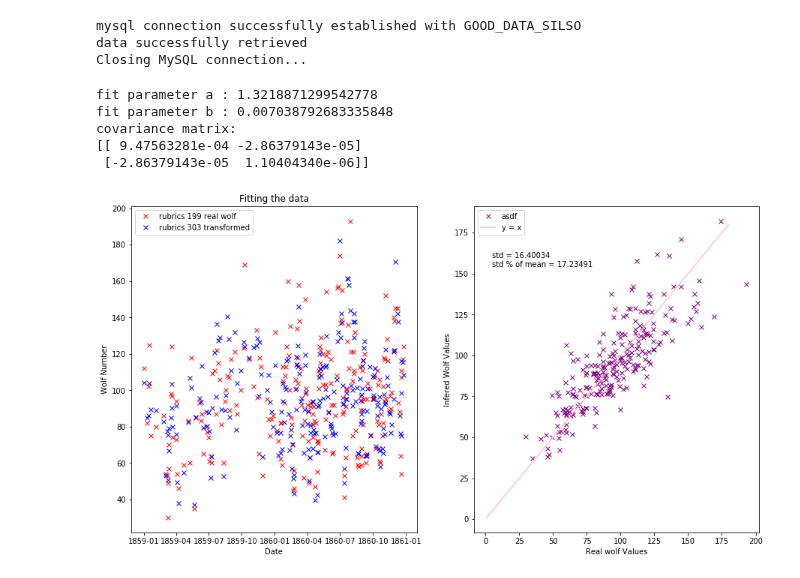
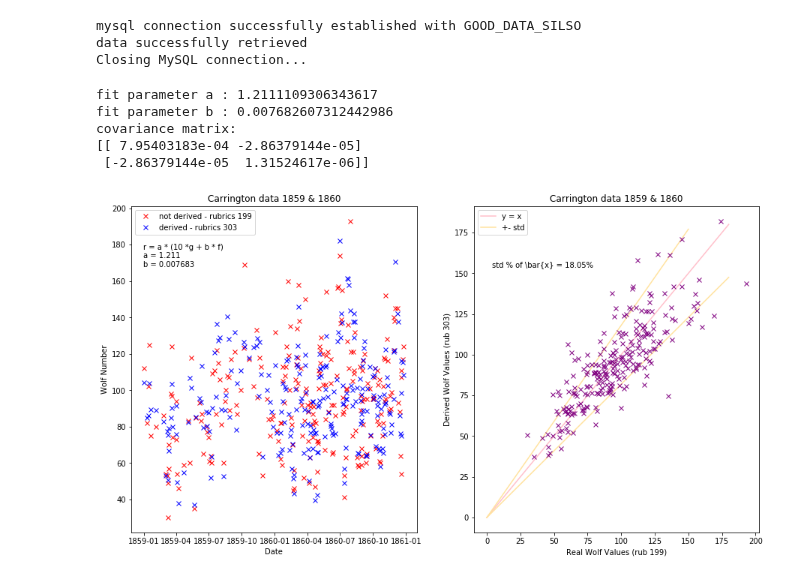
Before and after one commit to dcxSt/DATA_SILSO_HISTO_search, a Jupyter notebook: carrington_investigation_wolf.ipynb, the cells around one changed output. Cells and saved outputs as stored; diff of their text form; code cells hidden in the pictures.

Commit message:
deriving carrington

```diff
--- a/carrington_investigation_wolf.ipynb
+++ b/carrington_investigation_wolf.ipynb
@@ -9,7 +10,17 @@ import pylab
 # %%
 # get the carrington intersecting dictionaries
+# message to future person: if these do not load, look in pickles folder for the dictionaries, I pickled them
 carrington303_dic, carrington199_dic = graphs_helper.get_carringdon_dictionaries_59to60()
 
+# pickle the dictionaries in case they become innaccessible later, so that you can still run this
+f = open("carrington303_dic_59to60.pickle","wb")
+pickle.dump(carrington303_dic,f)
+f.close()
+f = open("carrington199_dic_59to60.pickle","wb")
+pickle.dump(carrington199_dic,f)
+f.close()
+
+# arrange these into a more plottable form
 date199,ygroups199,ysunspots199,ywolf199 = [],[],[],[]
 date303,ygroups303,ysunspots303 = [],[],[]
 
@@ -27,12 +38,7 @@ mysql connection successfully established with GOOD_DATA_SILSO
 data successfully retrieved
 Closing MySQL connection...
 # %%
-# 2) least squares fitting using modified groups
-
-# modify the groups:
-new_ygroups303 = []
-for i in ygroups303:
-    new_ygroups303.append(i/1.0914666)
+# 1) least squares fitting using non-modified groups
 
 # r = a * (10 g + b * f) = 10 a * g + c * f
 # Best fit model with 2 degrees of freedom
@@ -41,13 +47,14 @@ def r(gf,a,b):
     f=gf[1]
     return a * (10 *g + b * f)
 
-def r2(gf,a,b):
+# takes gf,a,b and returns wolf numbers
+def r2(gf,a=1.2111109306343617,b=0.007682607312442986):
     g=gf[0]
     f=gf[1]
-    output = []
+    wolf = []
     for i in range(len(g)):
-        output.append(a*(10*g[i] + b * f[i]))
-    return output
+        wolf.append(a*(10*g[i] + b * f[i]))
+    return wolf
 
 # takes lists of same length
 def standard_deviation(model,data):
@@ -59,51 +66,67 @@ def standard_deviation(model,data):
     std = np.sqrt(var)
     return std
 
-# fit
+def standard_deviation_percent(model,data):
+    var = 0
+    n = len(data)
+    for i in range(n):
+        var += ((model[i]-data[i])/model[i])**2
+    var /= n-1
+    std = 100*np.sqrt(var)
+    return std
+
+
+# fit and find the parameters a and b
 p0 = 1.4,0.15
-popt, pcov = curve_fit(r,[new_ygroups303,ysunspots303],ywolf199,p0)
+popt, pcov = curve_fit(r,[ygroups303,ysunspots303],ywolf199,p0)
 
 a = popt[0]
 b = popt[1]
 print("fit parameter a :",popt[0])
 print("fit parameter b :",popt[1])
 print("covariance matrix:"); print(pcov)
 print()
 
-wolf_adjusted_303 = r2([new_ygroups303,ysunspots303],a,b)
+wolf_adjusted_303 = r2([ygroups303,ysunspots303],a,b)
+
+std = standard_deviation(ywolf199,wolf_adjusted_303)
+std_percent_of_mean = standard_deviation_percent(ywolf199,wolf_adjusted_303)
 
 # plotting the fit would require 3 dimensions so I will just plot the residuals
 plt.figure(figsize=(15,8))
 plt.subplot(121)
 
-plt.plot(date199,ywolf199,"rx",label="rubrics 199 real wolf")
-plt.plot(date303,wolf_adjusted_303,"bx",label="rubrics 303 transformed")
+plt.title("Carrington data 1859 & 1860")
+plt.plot(date199,ywolf199,"rx",label="not derived - rubrics 199")
+plt.plot(date303,wolf_adjusted_303,"bx",label="derived - rubrics 303")
 plt.legend()
 plt.xlabel("Date")
 plt.ylabel("Wolf Number")
-plt.title("Fitting the data")
 
 plt.subplot(122)
 
-plt.plot(ywolf199,wolf_adjusted_303,"x",color="purple",label="asdf")
-plt.plot(np.linspace(1,180,200),np.linspace(1,180,200),"-",color="pink",label="y = x")
+plt.title("Carrington data 1859 & 1860")
+plt.plot(np.linspace(0,180,200),np.linspace(0,180,200),"-",color="pink",label="y = x")
+plt.plot(np.linspace(0,180,200),np.linspace(0,180*(1-std_percent_of_mean/100),200),"-",color="#ffe39f",label="+- std")
+plt.plot(np.linspace(0,150,200),np.linspace(0,150*(1+std_percent_of_mean/100),200),"-",color="#ffe39f")
+plt.plot(ywolf199,wolf_adjusted_303,"x",color="purple")
 plt.legend()
-plt.xlabel("Real wolf Values")
-plt.ylabel("Infered Wolf Values")
+plt.xlabel("Real Wolf Values (rub 199)")
+plt.ylabel("Derived Wolf Values (rub 303)")
 
-std = standard_deviation(ywolf199,wolf_adjusted_303)
-std_percent_of_mean = 100 * std / np.mean(ywolf199)
 
-plt.figtext(0.57, 0.74, 'std = '+str(round(std,5))+"\nstd % of mean = "+str(round(std_percent_of_mean,5)))
+
+plt.figtext(0.57, 0.74, "std % of \\bar{x} = "+str(round(std_percent_of_mean,2))+"%")
+plt.figtext(0.14,0.74,'r = a * (10 *g + b * f)\na = '+str(round(a,3))+'\nb = '+str(round(b,6)))
 
 # calculate the standard deviation of my estimates from the real thing
 
 plt.savefig("carrington_fit_wolf.png")
 plt.show()
 # %% [output]
-fit parameter a : 1.3218871299542778
-fit parameter b : 0.007038792683335848
+fit parameter a : 1.2111109306343617
+fit parameter b : 0.007682607312442986
 covariance matrix:
-[[ 9.47563281e-04 -2.86379143e-05]
- [-2.86379143e-05  1.10404340e-06]]
+[[ 7.95403183e-04 -2.86379144e-05]
+ [-2.86379144e-05  1.31524617e-06]]
-[figure, old version]
+[figure, new version]
```
Also changed, not shown: parts of 4 cells of this notebook, 12 other files.
